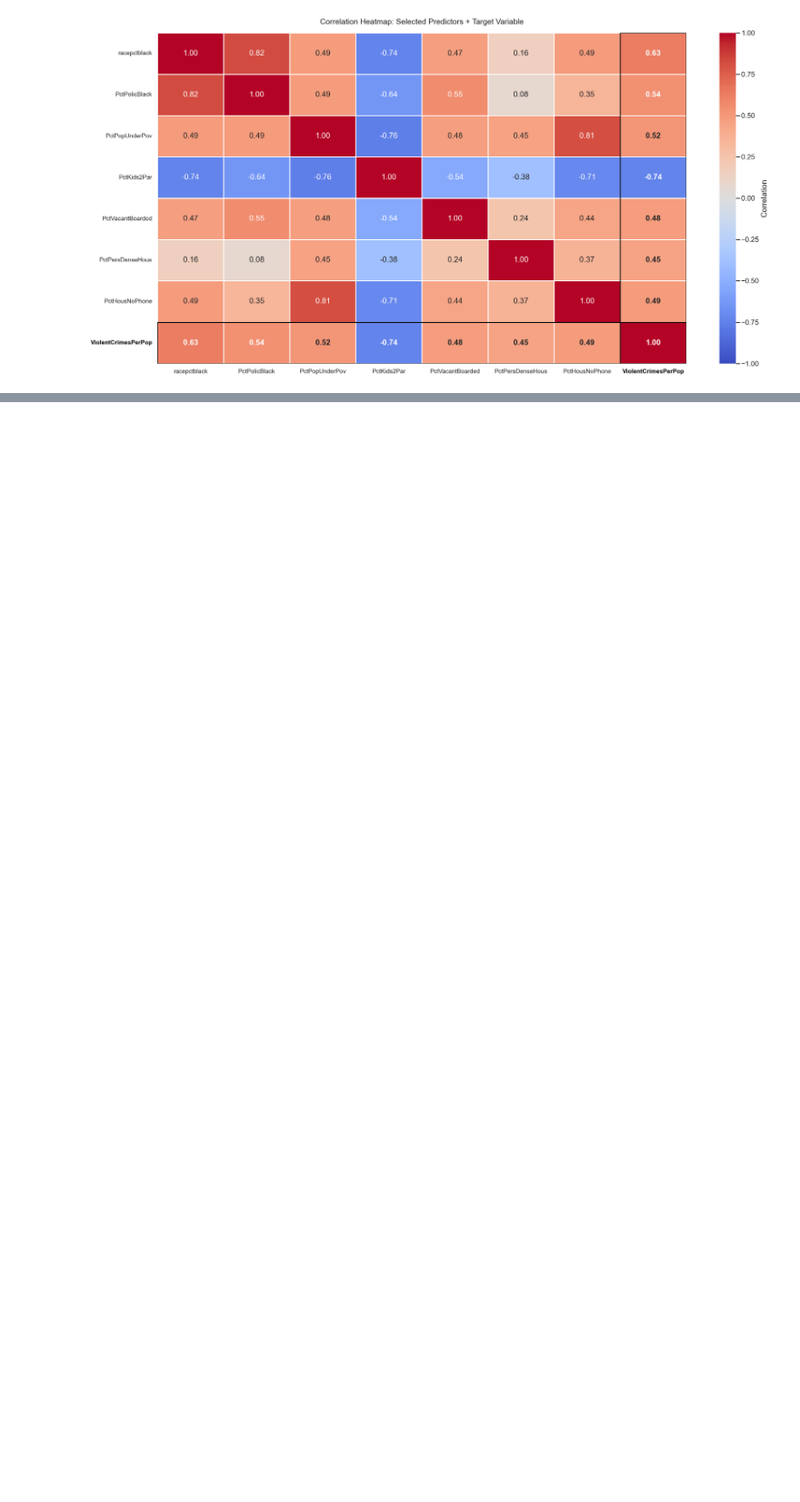
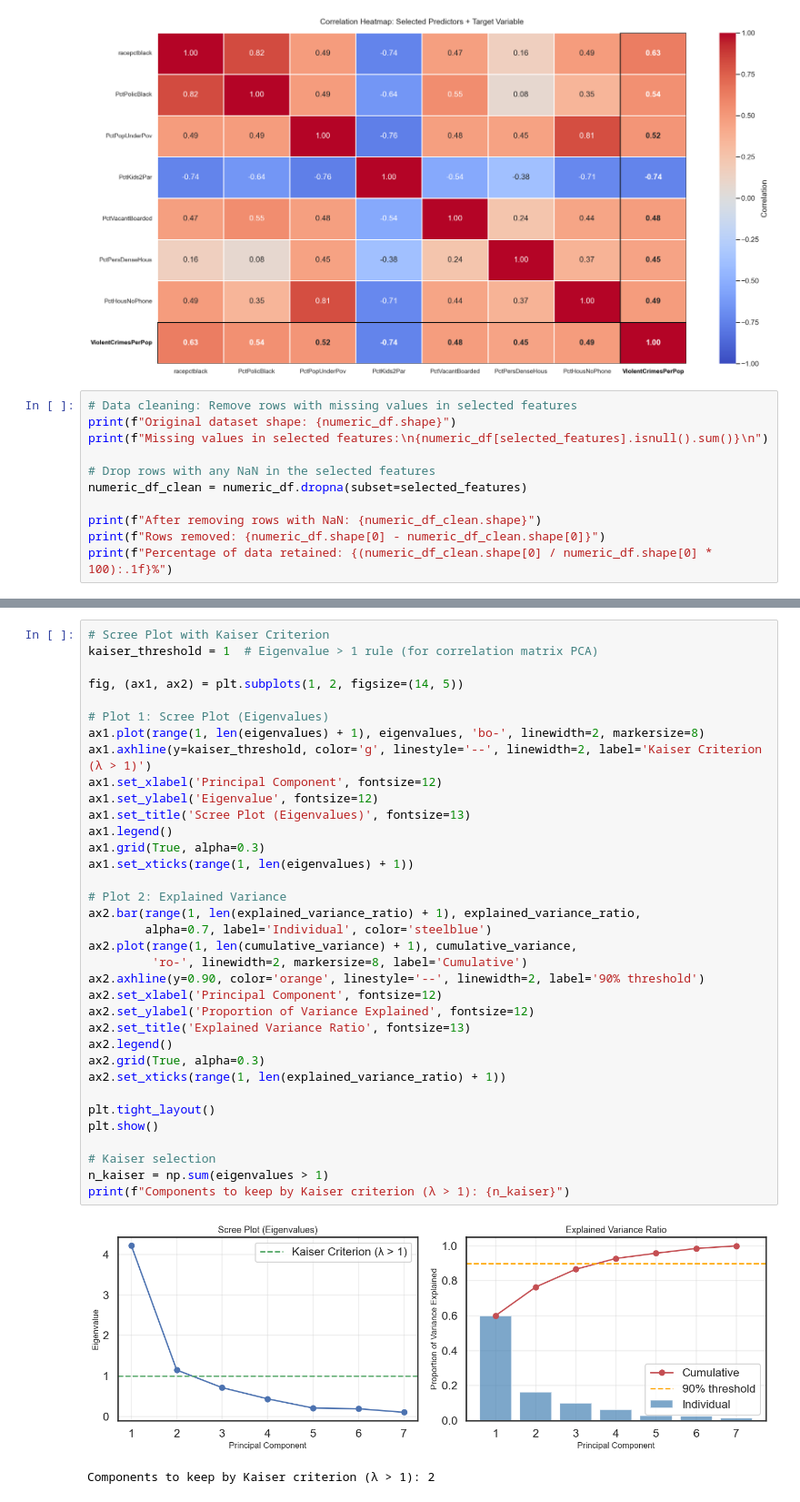
Before and after one commit to hashemwa/stt_810_project, a Jupyter notebook: analysis.ipynb, the cells around one changed output, grey strips where cells are left out. Shown at 91% size. Saved outputs shown, nothing was run; the diff lists cells and outputs as text; blank space fills up the shorter version.

```diff
--- a/analysis.ipynb
+++ b/analysis.ipynb
@@ -389,3 +137,14 @@ plt.tight_layout()
 plt.show()
 # %% [output]
 [figure]
+# %%
+# Data cleaning: Remove rows with missing values in selected features
+print(f"Original dataset shape: {numeric_df.shape}")
+print(f"Missing values in selected features:\n{numeric_df[selected_features].isnull().sum()}\n")
+
+# Drop rows with any NaN in the selected features
+numeric_df_clean = numeric_df.dropna(subset=selected_features)
+
+print(f"After removing rows with NaN: {numeric_df_clean.shape}")
+print(f"Rows removed: {numeric_df.shape[0] - numeric_df_clean.shape[0]}")
+print(f"Percentage of data retained: {(numeric_df_clean.shape[0] / numeric_df.shape[0] * 100):.1f}%")
@@ -391,0 +200,38 @@ plt.show()
+# %%
+# Scree Plot with Kaiser Criterion
+kaiser_threshold = 1  # Eigenvalue > 1 rule (for correlation matrix PCA)
+
+fig, (ax1, ax2) = plt.subplots(1, 2, figsize=(14, 5))
+
+# Plot 1: Scree Plot (Eigenvalues)
+ax1.plot(range(1, len(eigenvalues) + 1), eigenvalues, 'bo-', linewidth=2, markersize=8)
+ax1.axhline(y=kaiser_threshold, color='g', linestyle='--', linewidth=2, label='Kaiser Criterion (λ > 1)')
+ax1.set_xlabel('Principal Component', fontsize=12)
+ax1.set_ylabel('Eigenvalue', fontsize=12)
+ax1.set_title('Scree Plot (Eigenvalues)', fontsize=13)
+ax1.legend()
+ax1.grid(True, alpha=0.3)
+ax1.set_xticks(range(1, len(eigenvalues) + 1))
+
+# Plot 2: Explained Variance
+ax2.bar(range(1, len(explained_variance_ratio) + 1), explained_variance_ratio,
+        alpha=0.7, label='Individual', color='steelblue')
+ax2.plot(range(1, len(cumulative_variance) + 1), cumulative_variance,
+         'ro-', linewidth=2, markersize=8, label='Cumulative')
+ax2.axhline(y=0.90, color='orange', linestyle='--', linewidth=2, label='90% threshold')
+ax2.set_xlabel('Principal Component', fontsize=12)
+ax2.set_ylabel('Proportion of Variance Explained', fontsize=12)
+ax2.set_title('Explained Variance Ratio', fontsize=13)
+ax2.legend()
+ax2.grid(True, alpha=0.3)
+ax2.set_xticks(range(1, len(explained_variance_ratio) + 1))
+
+plt.tight_layout()
+plt.show()
+
+# Kaiser selection
+n_kaiser = np.sum(eigenvalues > 1)
+print(f"Components to keep by Kaiser criterion (λ > 1): {n_kaiser}")
+# %% [output]
+[figure, added]
+Components to keep by Kaiser criterion (λ > 1): 2
```
Also changed, not shown: parts of 12 cells of this notebook, 1 other file.
